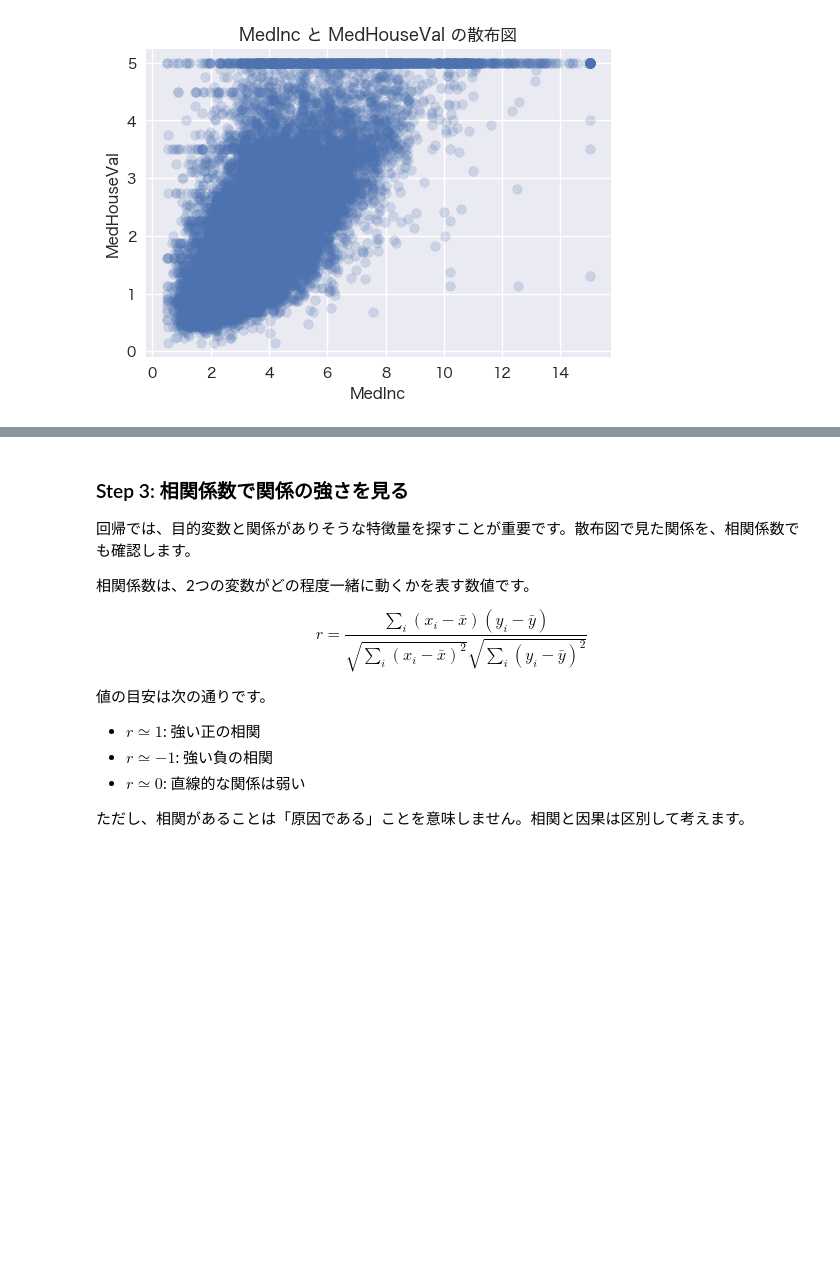
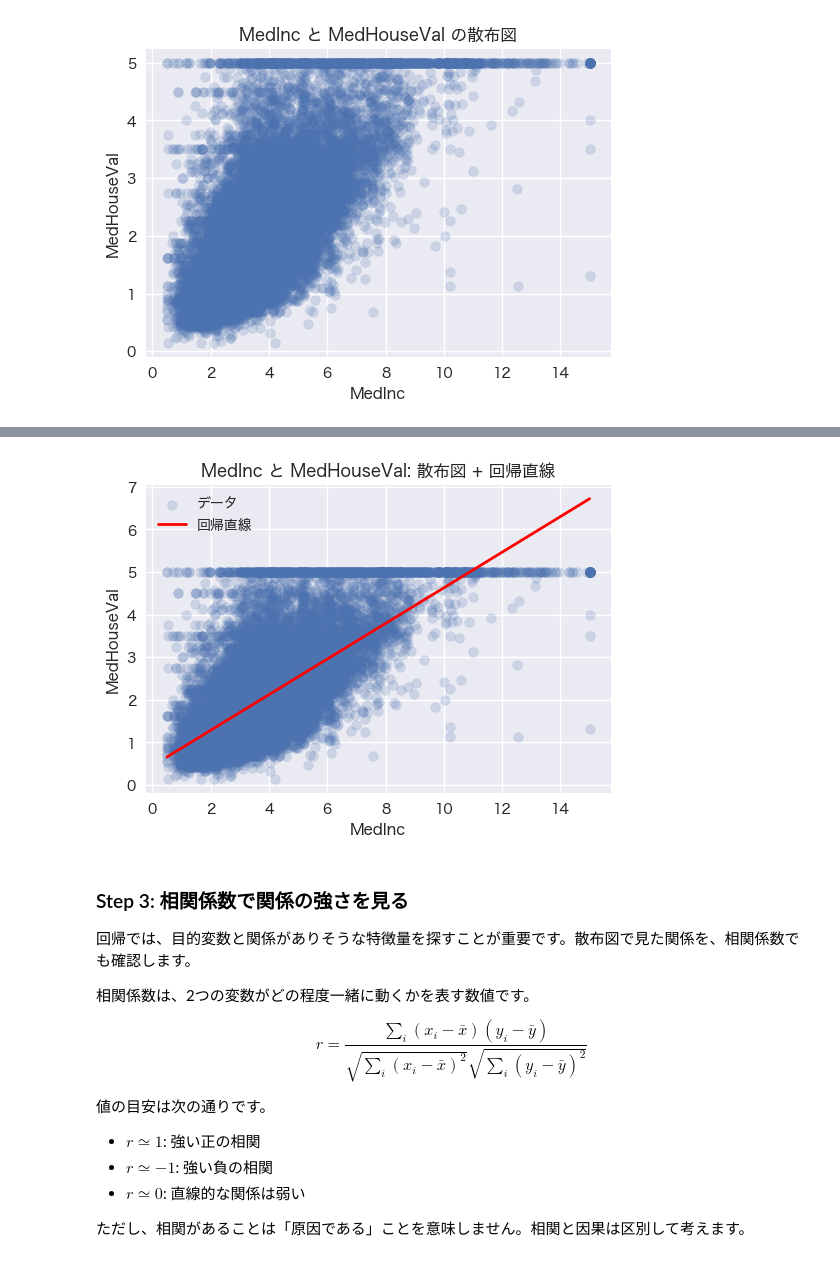
Before and after one commit to KazuhisaFujita/MachineLearning_training, a Jupyter notebook: notebook/lesson03_regression_basic_template.ipynb, the cells around one changed output, grey strips where cells are left out. Saved outputs shown, nothing was run; the diff lists cells and outputs as text; code cells hidden in the pictures; blank space fills up the shorter version.

```diff
--- a/notebook/lesson03_regression_basic_template.ipynb
+++ b/notebook/lesson03_regression_basic_template.ipynb
@@ -106,3 +121,28 @@ plt.show()
+# %%
+# ===== Step 2.5: 単回帰で回帰直線をプロットする =====
+# TODO: x_col を別の特徴量に変えて試す
+x_col = 'MedInc'
+y_col = target_column
+
+# 単回帰モデルを学習
+lr = LinearRegression()
+lr.fit(df[[x_col]], df[y_col])
+
+# 散布図 + 回帰直線
+plt.figure(figsize=(6, 4))
+plt.scatter(df[x_col], df[y_col], alpha=0.2, label='データ')
+
+# x を昇順に並べ替えて予測値を計算し、直線を引く
+x_sorted = df[[x_col]].sort_values(x_col)
+plt.plot(x_sorted[x_col], lr.predict(x_sorted), color='red', linewidth=2, label='回帰直線')
+
+plt.xlabel(x_col)
+plt.ylabel(y_col)
+plt.title(f'{x_col} と {y_col}: 散布図 + 回帰直線')
+plt.legend()
+plt.show()
+# %% [output]
+[figure, added]
 # %% [markdown]
 ### Step 3: 相関係数で関係の強さを見る
 回帰では、目的変数と関係がありそうな特徴量を探すことが重要です。散布図で見た関係を、相関係数でも確認します。
```
Also changed, not shown: parts of 1 cell of this notebook, 3 other files.
